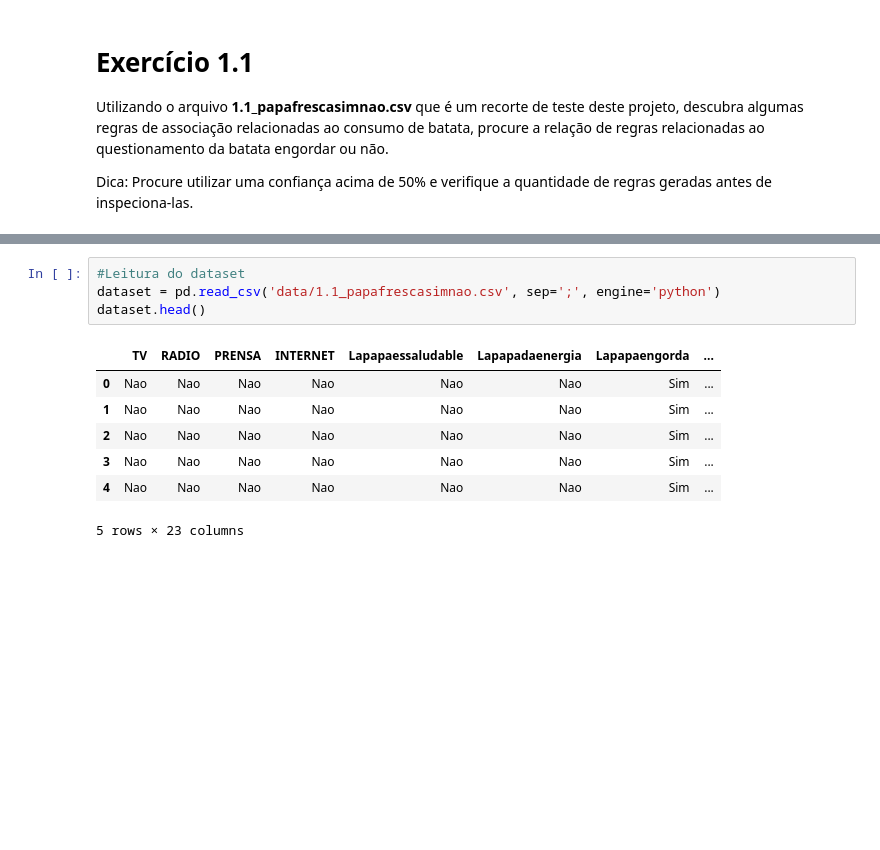
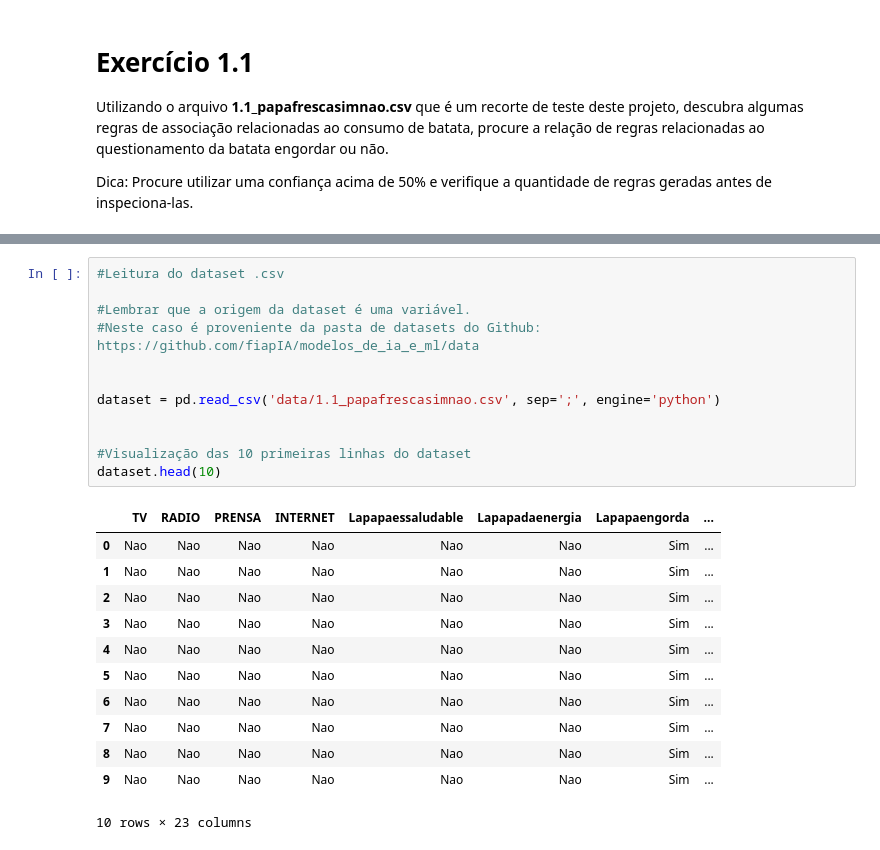
Before and after one commit to JV-cloud/modelos_de_ia_e_ml, a Jupyter notebook: 1.1.ipynb, the cells around one changed output, grey strips where cells are left out. Drawn from its saved outputs; the diff is of its cells as text; blank space fills up the shorter version.

```diff
--- a/1.1.ipynb
+++ b/1.1.ipynb
@@ -18,12 +24,25 @@ import pandas as pd
 # %%
-#Leitura do dataset
+#Leitura do dataset .csv
+
+#Lembrar que a origem da dataset é uma variável.
+#Neste caso é proveniente da pasta de datasets do Github: https://github.com/fiapIA/modelos_de_ia_e_ml/data
+
+
 dataset = pd.read_csv('data/1.1_papafrescasimnao.csv', sep=';', engine='python')
-dataset.head()
+
+
+#Visualização das 10 primeiras linhas do dataset
+dataset.head(10)
 # %% [output]
 |  | TV | RADIO | PRENSA | INTERNET | Lapapaessaludable | Lapapadaenergia | Lapapaengorda | ... |
 | 0 | Nao | Nao | Nao | Nao | Nao | Nao | Sim | ... |
 | 1 | Nao | Nao | Nao | Nao | Nao | Nao | Sim | ... |
 | 2 | Nao | Nao | Nao | Nao | Nao | Nao | Sim | ... |
 | 3 | Nao | Nao | Nao | Nao | Nao | Nao | Sim | ... |
 | 4 | Nao | Nao | Nao | Nao | Nao | Nao | Sim | ... |
+| 5 | Nao | Nao | Nao | Nao | Nao | Nao | Sim | ... |
+| 6 | Nao | Nao | Nao | Nao | Nao | Nao | Sim | ... |
+| 7 | Nao | Nao | Nao | Nao | Nao | Nao | Sim | ... |
+| 8 | Nao | Nao | Nao | Nao | Nao | Nao | Sim | ... |
+| 9 | Nao | Nao | Nao | Nao | Nao | Nao | Sim | ... |
-5 rows × 23 columns
+10 rows × 23 columns
```
Also changed, not shown: parts of 18 cells of this notebook, 47 other files.
